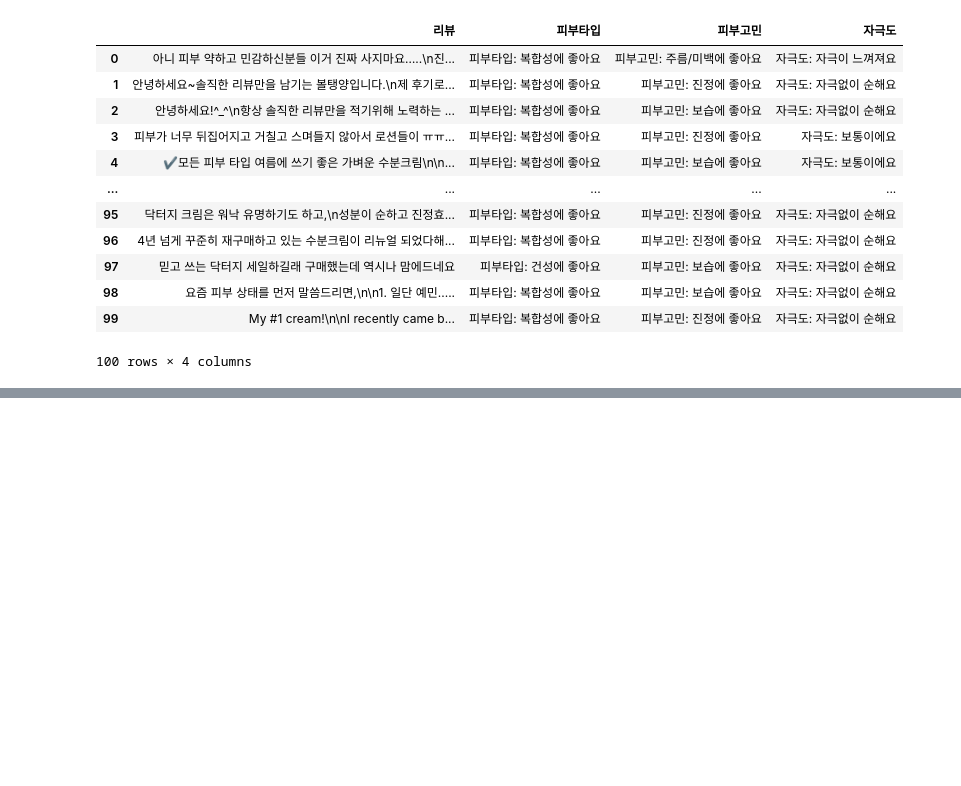
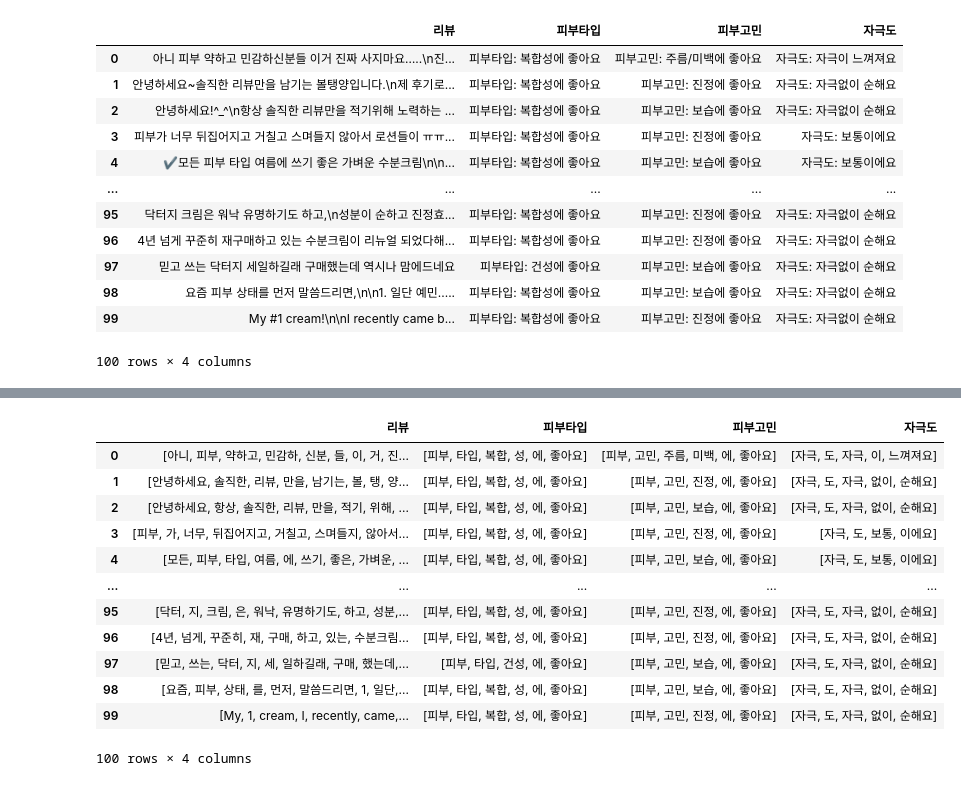
Before and after one commit to jisoo78/sesacproject, a Jupyter notebook: NLP.ipynb, the cells around one changed output, grey strips where cells are left out. Cells and saved outputs as stored; diff of their text form; code cells hidden in the pictures; blank space fills up the shorter version.

```diff
--- a/NLP.ipynb
+++ b/NLP.ipynb
@@ -682,3 +628,22 @@ for word, count in sorted_word_counts:
 단어: product, 빈도: 1
 단어: year-round, 빈도: 1
 단어: ., 빈도: 1
+# %%
+import pandas as pd
+import re
+
+
+# 특수문자, 이모티콘, 중복 공백 제거 함수
+def clean_text(text):
+    # 특수문자 및 이모티콘 제거 (한글, 숫자, 영어만 남김)
+    text = re.sub(r"[^가-힣ㄱ-ㅎㅏ-ㅣa-zA-Z0-9\s]", "", text)
+    # 중복 공백 제거
+    text = re.sub(r"\s+", " ", text).strip()
+    return text
+
+# 데이터프레임의 모든 컬럼에 적용
+for column in df_review_cos1.columns:
+    df_review_cos1[column] = df_review_cos1[column].apply(clean_text)
+
+# 결과 출력
+print(df_review_cos1)
@@ -684,0 +668,38 @@ for word, count in sorted_word_counts:
+# %%
+import pandas as pd
+from konlpy.tag import Okt
+
+# Okt 형태소 분석기 생성
+okt = Okt()
+
+# 토큰화 및 어근 추출 함수
+def tokenize_and_stem(text):
+    if isinstance(text, str):  # 문자열인지 확인
+        # 토큰화
+        tokens = okt.morphs(text)  # 형태소 단위로 토큰화
+        # 어근 추출
+        stems = [okt.normalize(token) for token in tokens]  # Normalize for 어근 추출
+        return stems
+    else:
+        return text  # 문자열이 아니면 그대로 반환
+
+# 모든 컬럼에 토큰화 및 어근 추출 적용
+for column in df_review_cos1.columns:
+    df_review_cos1[column] = df_review_cos1[column].apply(tokenize_and_stem)
+
+# 결과 확인
+df_review_cos1
+# %% [output]
+|  | 리뷰 | 피부타입 | 피부고민 | 자극도 |
+| 0 | [아니, 피부, 약하고, 민감하, 신분, 들, 이, 거, 진... | [피부, 타입, 복합, 성, 에, 좋아요] | [피부, 고민, 주름, 미백, 에, 좋아요] | [자극, 도, 자극, 이, 느껴져요] |
+| 1 | [안녕하세요, 솔직한, 리뷰, 만을, 남기는, 볼, 탱, 양... | [피부, 타입, 복합, 성, 에, 좋아요] | [피부, 고민, 진정, 에, 좋아요] | [자극, 도, 자극, 없이, 순해요] |
+| 2 | [안녕하세요, 항상, 솔직한, 리뷰, 만을, 적기, 위해, ... | [피부, 타입, 복합, 성, 에, 좋아요] | [피부, 고민, 보습, 에, 좋아요] | [자극, 도, 자극, 없이, 순해요] |
+| 3 | [피부, 가, 너무, 뒤집어지고, 거칠고, 스며들지, 않아서... | [피부, 타입, 복합, 성, 에, 좋아요] | [피부, 고민, 진정, 에, 좋아요] | [자극, 도, 보통, 이에요] |
+| 4 | [모든, 피부, 타입, 여름, 에, 쓰기, 좋은, 가벼운, ... | [피부, 타입, 복합, 성, 에, 좋아요] | [피부, 고민, 보습, 에, 좋아요] | [자극, 도, 보통, 이에요] |
+| ... | ... | ... | ... | ... |
+| 95 | [닥터, 지, 크림, 은, 워낙, 유명하기도, 하고, 성분,... | [피부, 타입, 복합, 성, 에, 좋아요] | [피부, 고민, 진정, 에, 좋아요] | [자극, 도, 자극, 없이, 순해요] |
+| 96 | [4년, 넘게, 꾸준히, 재, 구매, 하고, 있는, 수분크림... | [피부, 타입, 복합, 성, 에, 좋아요] | [피부, 고민, 진정, 에, 좋아요] | [자극, 도, 자극, 없이, 순해요] |
+| 97 | [믿고, 쓰는, 닥터, 지, 세, 일하길래, 구매, 했는데,... | [피부, 타입, 건성, 에, 좋아요] | [피부, 고민, 보습, 에, 좋아요] | [자극, 도, 자극, 없이, 순해요] |
+| 98 | [요즘, 피부, 상태, 를, 먼저, 말씀드리면, 1, 일단,... | [피부, 타입, 복합, 성, 에, 좋아요] | [피부, 고민, 보습, 에, 좋아요] | [자극, 도, 자극, 없이, 순해요] |
+| 99 | [My, 1, cream, I, recently, came,... | [피부, 타입, 복합, 성, 에, 좋아요] | [피부, 고민, 진정, 에, 좋아요] | [자극, 도, 자극, 없이, 순해요] |
+100 rows × 4 columns
```
Also changed, not shown: parts of 8 cells of this notebook.
